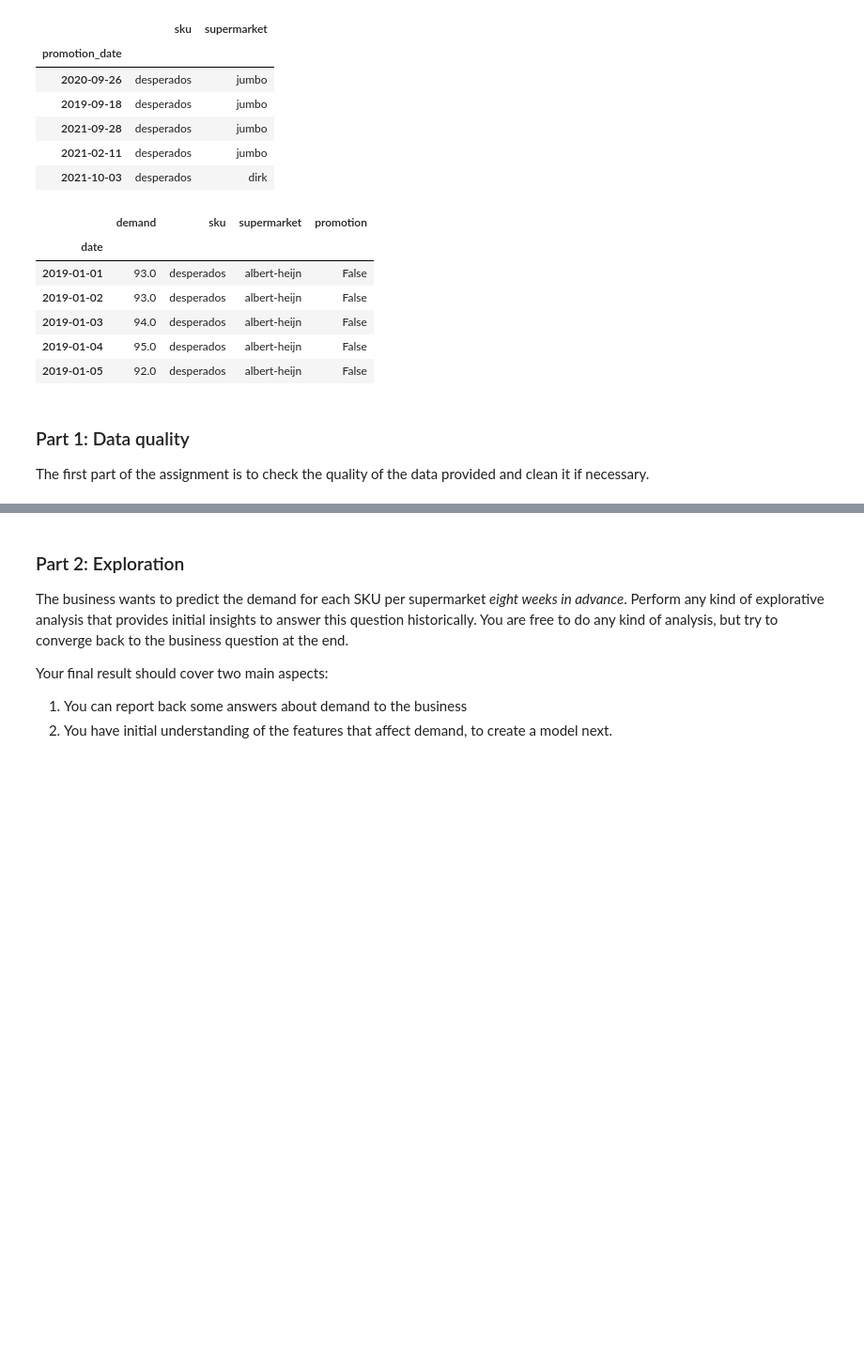
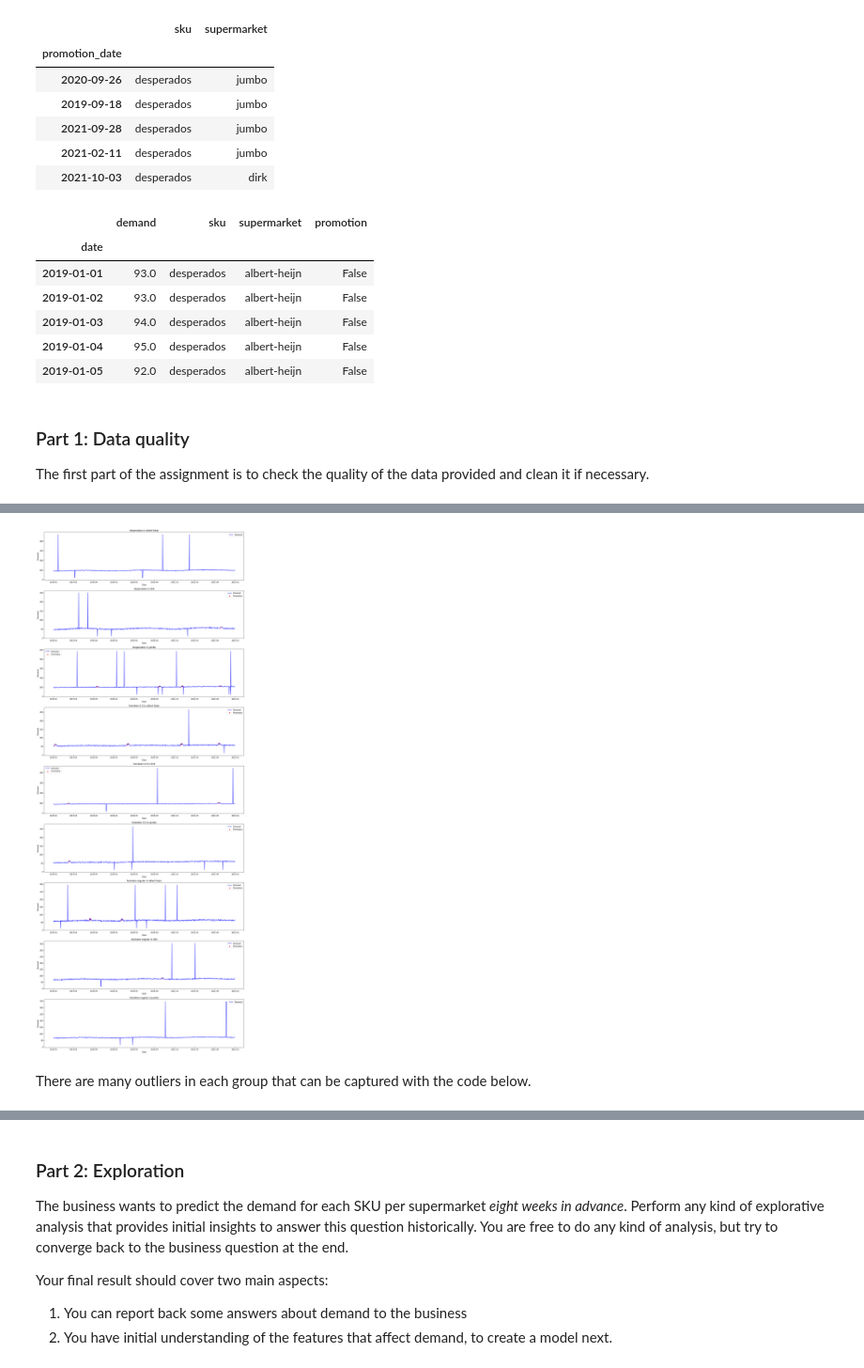
Before and after one commit to rafalhernik98/heineken-repository, a Jupyter notebook: EDA_exercise.ipynb, the cells around one changed output, grey strips where cells are left out. Shown at 94% size. Drawn from its saved outputs; the diff is of its cells as text; code cells hidden in the pictures; blank space fills up the shorter version.

Commit message:
Initial data analysis
- check for missing
- check for duplicates
- initial plots and insights

```diff
--- a/EDA_exercise.ipynb
+++ b/EDA_exercise.ipynb
@@ -65,0 +152,7 @@ The first part of the assignment is to check the quality of the data provided an
+# %%
+# Check index list for missing values in each group
+grouped = df.groupby(['sku', 'supermarket'])
+for (sku, supermarket), group in grouped:
+    print(f"Indexes for missing data for sku: {sku} and supermarket: {supermarket} \n")
+    print(np.datetime_as_string(group[group['demand'].isnull()].index.values, unit='D'))
+    print("--------------------------------------------------")
@@ -65,0 +181,5 @@ The first part of the assignment is to check the quality of the data provided an
+# %%
+df['year'] = df.index.year
+df['month'] = df.index.month
+df['week_of_year'] = df.index.week
+df['week_day'] = df.index.weekday
@@ -65,0 +219,4 @@ The first part of the assignment is to check the quality of the data provided an
+# %%
+# Apply clean_demand_per_group function from utils file and check for missing values
+df =  clean_demand_per_group(df)
+df.isnull().sum()
@@ -65,0 +280,44 @@ The first part of the assignment is to check the quality of the data provided an
+# %%
+# Function to create a chart highlighting promotions
+def plot_demand_with_promotion(group, sku, supermarket, ax):
+    group = group.reset_index()
+
+    # Draw the entire line in blue (without distinction on the page)
+    sns.lineplot(
+        x='date',
+        y='demand',
+        data=group,
+        color='blue',
+        label='Demand',
+        ax=ax
+    )
+
+    # Highlight in red the points where `promotion == True`
+    sns.scatterplot(
+        x='date',
+        y='demand',
+        data=group[group['promotion'] == True],
+        color='red',
+        label='Promotion',
+        ax=ax
+    )
+
+
+    ax.set_title(f'{sku} in {supermarket}')
+    ax.set_xlabel('Date')
+    ax.set_ylabel('Demand')
+
+grouped = df.groupby(['sku', 'supermarket'])
+
+fig, axes = plt.subplots(9, 1, figsize=(16, 40))
+axes = axes.flatten()
+
+for ax, ((sku, supermarket), group) in zip(axes, grouped):
+    plot_demand_with_promotion(group, sku, supermarket, ax)
+
+plt.tight_layout()
+plt.show()
+# %% [output]
+[figure, added]
+# %% [markdown]
+There are many outliers in each group that can be captured with the code below.
```
Also changed, not shown: parts of 28 cells of this notebook.
